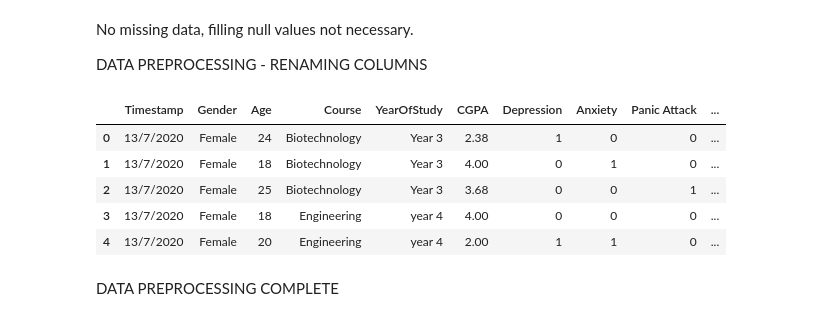
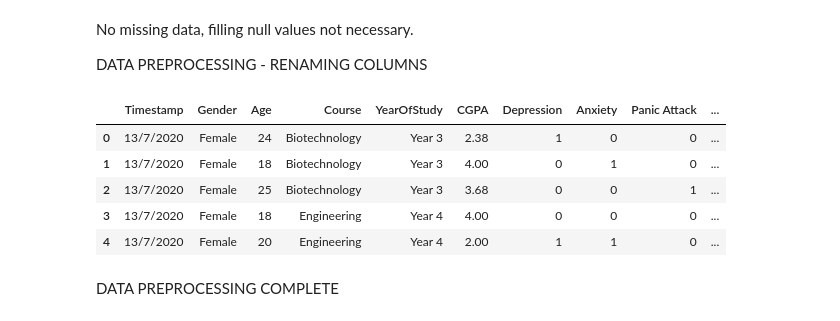
Before and after one commit to NoorHannan29/Assignment_ML, a Jupyter notebook: Main_Assignment/Assignment_ML.ipynb, the cells around one changed output. Drawn from its saved outputs; the diff is of its cells as text; code cells hidden in the pictures.

```diff
--- a/Main_Assignment/Assignment_ML.ipynb
+++ b/Main_Assignment/Assignment_ML.ipynb
@@ -66,22 +66,28 @@ DATA PREPROCESSING - RENAMING COLUMNS
 # %%
 df = data
 
 #Properly adding spaces and simplifying names
 df.rename(columns={'HasMentalHealthSupport' : 'Mental Support'},inplace=True)
 df.rename(columns={'StudyHoursPerWeek':'StudyHour/Week'},inplace=True)
 df.rename(columns={'PanicAttack' : 'Panic Attack'},inplace=True)
 df.rename(columns={'SpecialistTreatment' : 'Specialist Treatment'},inplace=True)
 df.rename(columns={'SymptomFrequency_Last7Days' : 'Symptom Frequency'},inplace=True)
 df.rename(columns={'SleepQuality' : 'Sleep Quality'},inplace=True)
 df.rename(columns={'StudyStressLevel' : 'Study Stress Level'},inplace=True)
 df.rename(columns={'AcademicEngagement' : 'Academic Engagement'},inplace=True)
+
+#Replace "year 1" in YearOfStudy column to "Year 1"
+df["YearOfStudy"] = df['YearOfStudy'].replace('year 1','Year 1')
+df["YearOfStudy"] = df['YearOfStudy'].replace('year 2','Year 2')
+df["YearOfStudy"] = df['YearOfStudy'].replace('year 3','Year 3')
+df["YearOfStudy"] = df['YearOfStudy'].replace('year 4','Year 4')
 df.head()
 # %% [output]
 |  | Timestamp | Gender | Age | Course | YearOfStudy | CGPA | Depression | Anxiety | Panic Attack | ... |
 | 0 | 13/7/2020 | Female | 24 | Biotechnology | Year 3 | 2.38 | 1 | 0 | 0 | ... |
 | 1 | 13/7/2020 | Female | 18 | Biotechnology | Year 3 | 4.00 | 0 | 1 | 0 | ... |
 | 2 | 13/7/2020 | Female | 25 | Biotechnology | Year 3 | 3.68 | 0 | 0 | 1 | ... |
-| 3 | 13/7/2020 | Female | 18 | Engineering | year 4 | 4.00 | 0 | 0 | 0 | ... |
-| 4 | 13/7/2020 | Female | 20 | Engineering | year 4 | 2.00 | 1 | 1 | 0 | ... |
+| 3 | 13/7/2020 | Female | 18 | Engineering | Year 4 | 4.00 | 0 | 0 | 0 | ... |
+| 4 | 13/7/2020 | Female | 20 | Engineering | Year 4 | 2.00 | 1 | 1 | 0 | ... |
 # %% [markdown]
 DATA PREPROCESSING COMPLETE
```
Also changed, not shown: parts of 5 cells of this notebook.
